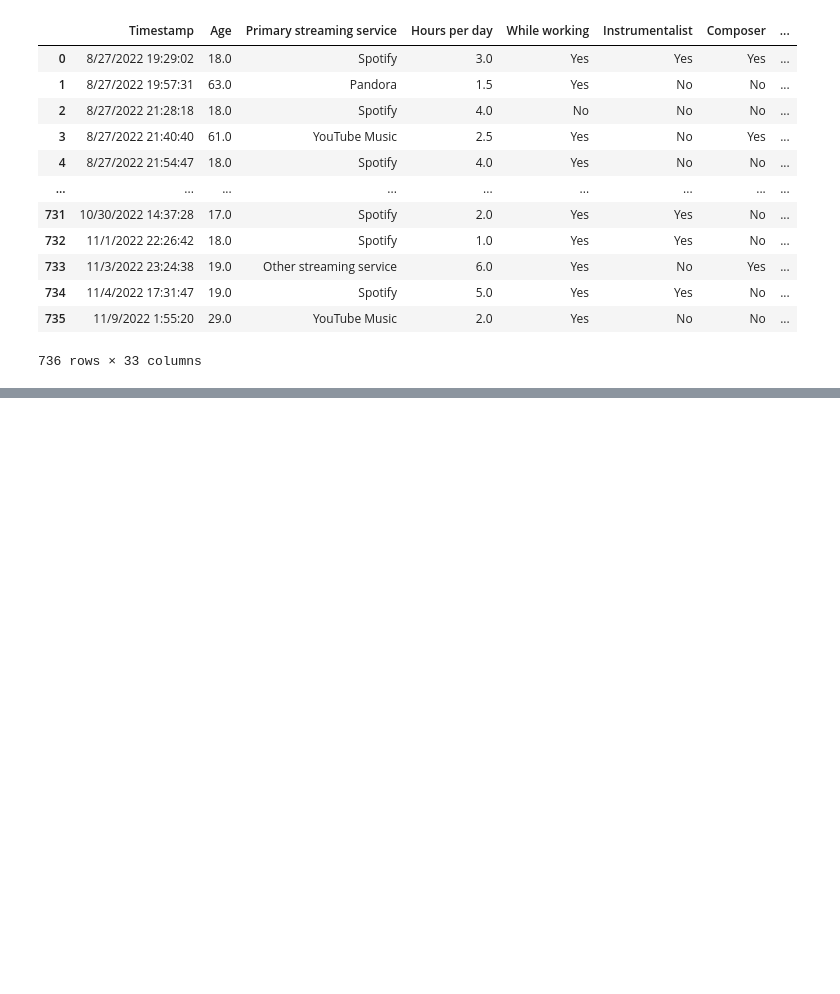
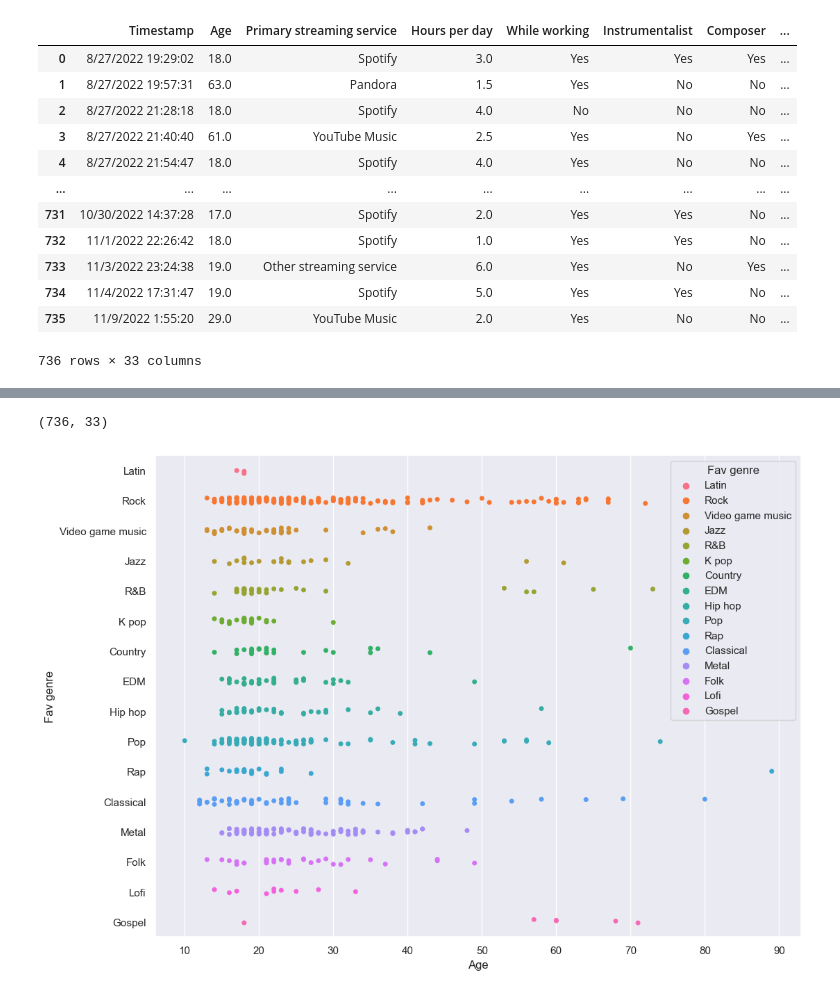
Before and after one commit to ubco-W2022T2-data301/project-group29, a Jupyter notebook: analysis/analysis2.ipynb, the cells around one changed output, grey strips where cells are left out. Cells and saved outputs as stored; diff of their text form; code cells hidden in the pictures; blank space fills up the shorter version.

```diff
--- a/analysis/analysis2.ipynb
+++ b/analysis/analysis2.ipynb
@@ -5,3 +3,8 @@ import pandas as pd
+# %%
+import pandas as pd
+import seaborn as sns
+sns.set_theme(style="ticks")
+sns.set(rc={'figure.figsize':(12,9)})
 # %%
 dataload = pd.read_csv("../data/raw/mxmh_survey_results.csv")
 dataload
@@ -27,0 +62,13 @@ dataload
+# %%
+dataload.shape
+# %% [output]
+(736, 33)
+# %%
+#milestone 3
+#Different age ranges with their favourite genres
+age_z = dataload[["Age","Fav genre"]]
+
+genres = sns.stripplot(data = age_z, x = "Age", y = "Fav genre",hue = "Fav genre")
+#genres.plot
+# %% [output]
+[figure, added]
```
Also changed, not shown: parts of 5 cells of this notebook.
